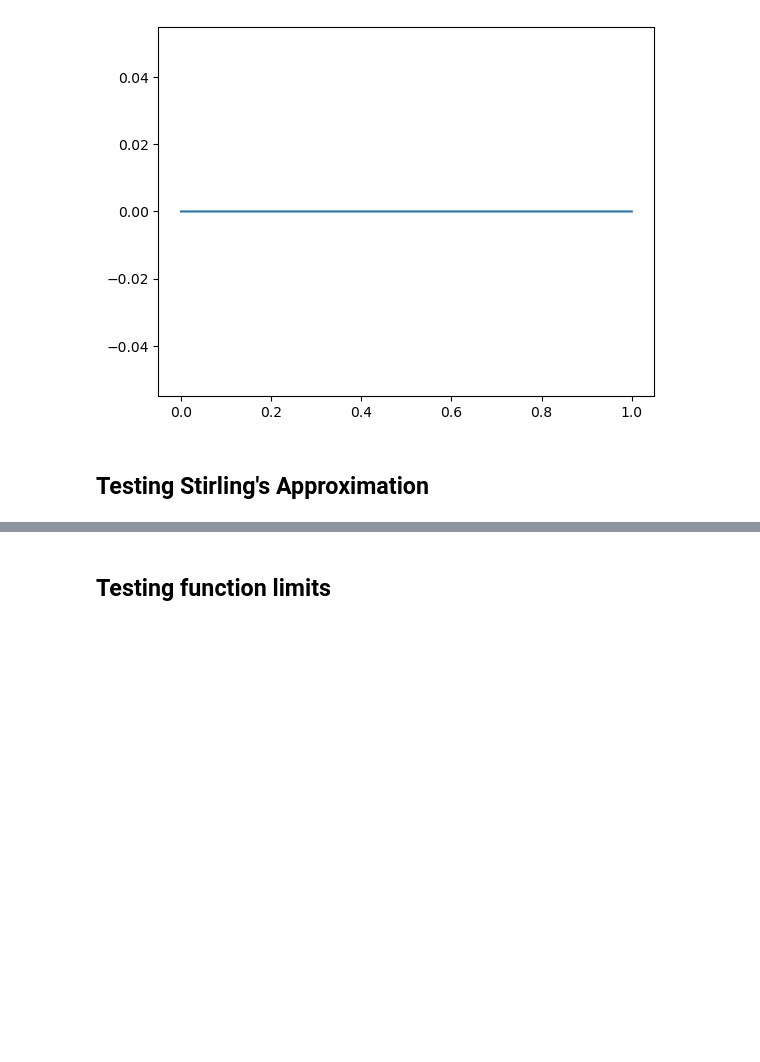
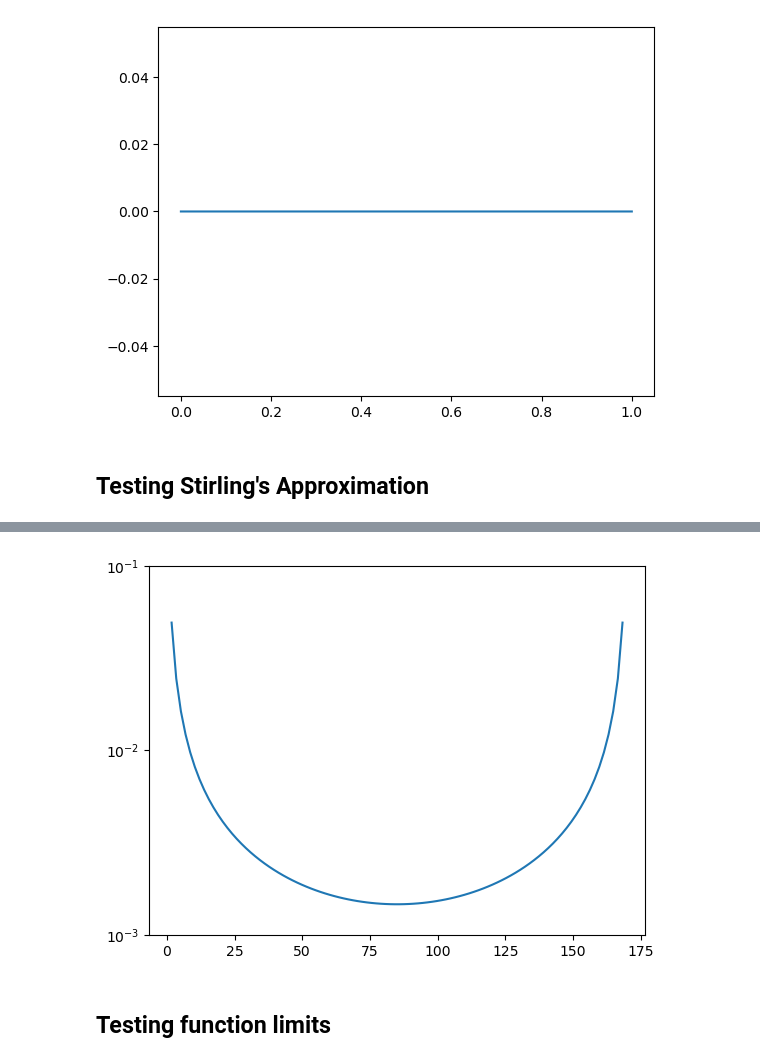
Before and after one commit to jwp91/TableMaker, a Jupyter notebook: lowVariance.ipynb, the cells around one changed output, grey strips where cells are left out. Cells and saved outputs as stored; diff of their text form; code cells hidden in the pictures; blank space fills up the shorter version.

```diff
--- a/lowVariance.ipynb
+++ b/lowVariance.ipynb
@@ -119,3 +112,19 @@ ax.set_title('Error between Stirling and Scipy Normalizations');
+# %%
+As = np.linspace(0,170,100)
+Bs = 170-As
+gammaRes = np.zeros(As.shape)
+stirlingRes = np.zeros(As.shape)
+for i in range(len(As)):
+    gammaRes[i] = gammaNorm(As[i], Bs[i])
+    stirlingRes[i] = stirlingNorm(As[i], Bs[i])
+err = np.log10(np.abs((gammaRes-stirlingRes)/gammaRes))
+
+# plot contour
+plt.plot(As, err)
+yticks = np.arange(-3,0,1)
+plt.yticks(yticks, [f'$10^{{{int(t)}}}$' for t in yticks]);
+# %% [output]
+[figure, added]
 # %% [markdown]
 ## Testing function limits
 # %%
```
Also changed, not shown: parts of 3 cells of this notebook, 3 other files.
